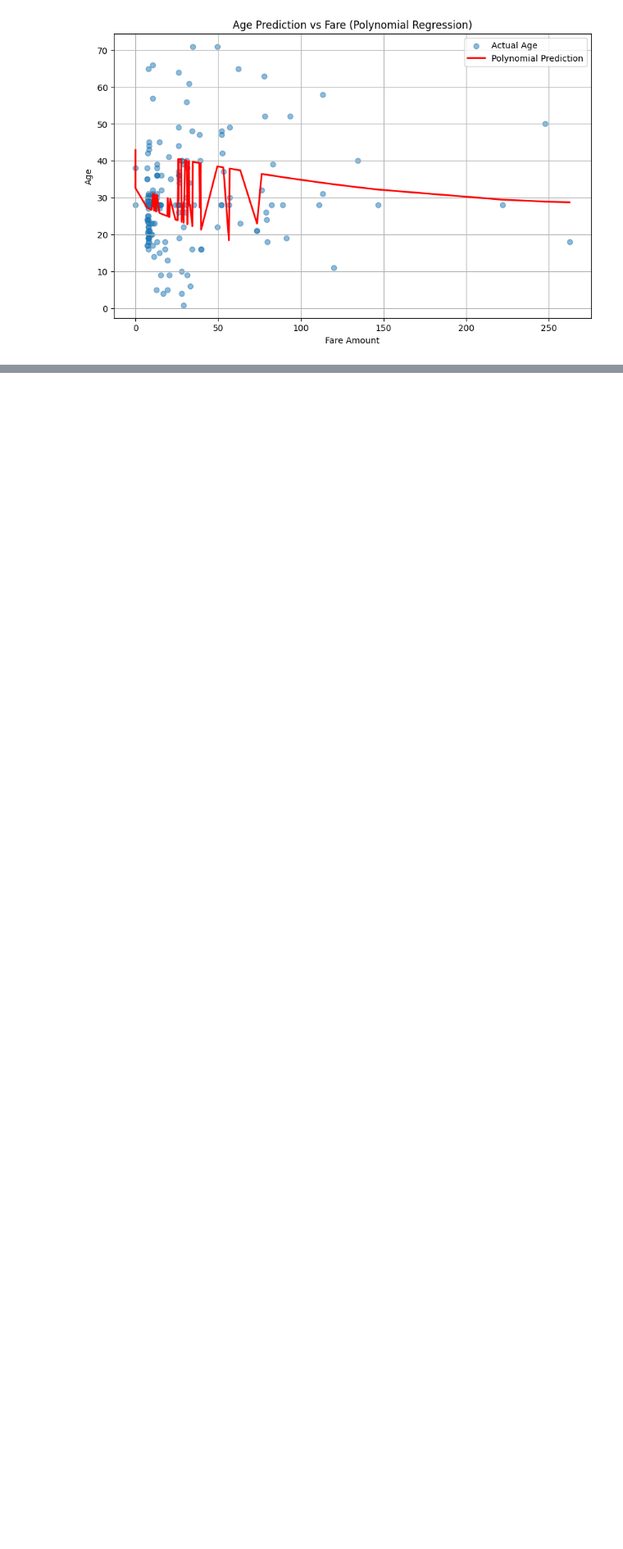
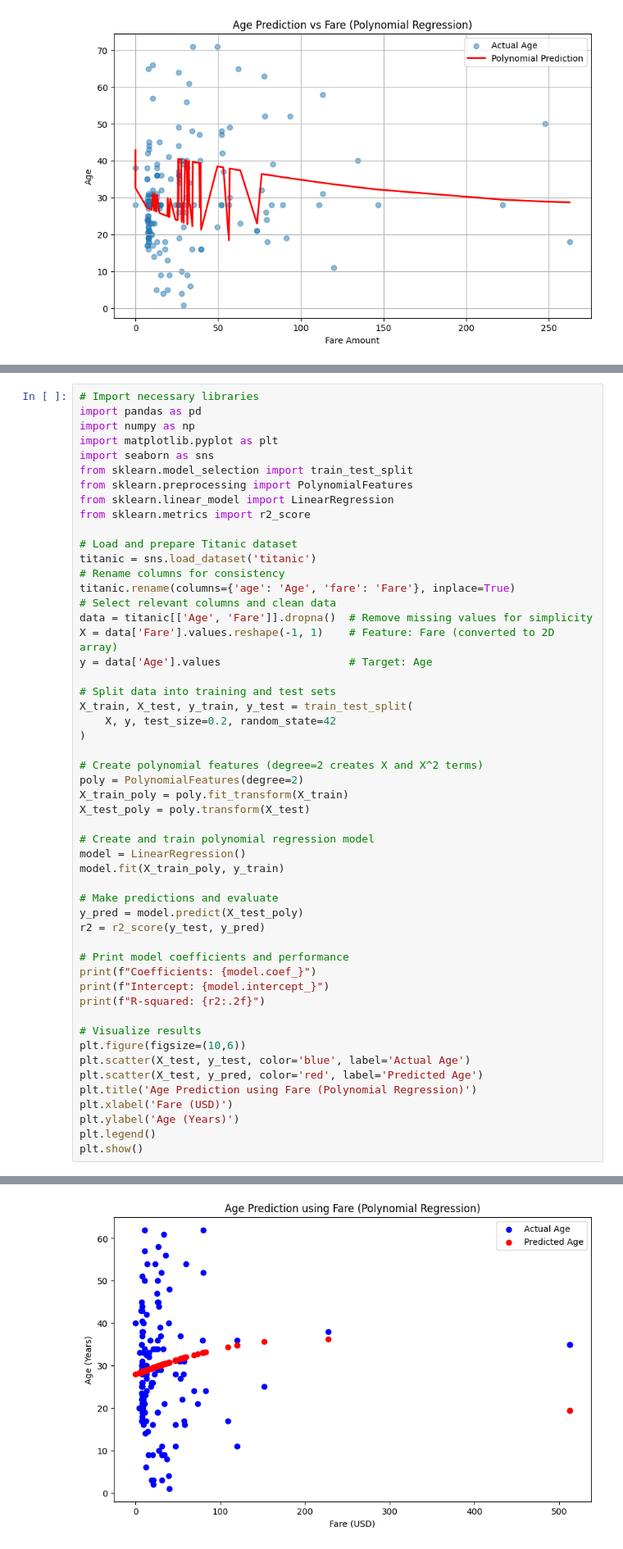
Before and after one commit to zainab0077/Six-months-of-AI-and-Data-Science-Mentorship-Program, a Jupyter notebook: 08_machine_learning/10a_polynomial_regression.ipynb, the cells around one changed output, grey strips where cells are left out. Shown at 82% size. Saved outputs shown, nothing was run; the diff lists cells and outputs as text; blank space fills up the shorter version.

```diff
--- a/08_machine_learning/10a_polynomial_regression.ipynb
+++ b/08_machine_learning/10a_polynomial_regression.ipynb
@@ -184,0 +187,53 @@ plt.show()
+# %%
+# Import necessary libraries
+import pandas as pd
+import numpy as np
+import matplotlib.pyplot as plt
+import seaborn as sns
+from sklearn.model_selection import train_test_split
+from sklearn.preprocessing import PolynomialFeatures
+from sklearn.linear_model import LinearRegression
+from sklearn.metrics import r2_score
+
+# Load and prepare Titanic dataset
+titanic = sns.load_dataset('titanic')
+# Rename columns for consistency
+titanic.rename(columns={'age': 'Age', 'fare': 'Fare'}, inplace=True)
+# Select relevant columns and clean data
+data = titanic[['Age', 'Fare']].dropna()  # Remove missing values for simplicity
+X = data['Fare'].values.reshape(-1, 1)    # Feature: Fare (converted to 2D array)
+y = data['Age'].values                    # Target: Age
+
+# Split data into training and test sets
+X_train, X_test, y_train, y_test = train_test_split(
+    X, y, test_size=0.2, random_state=42
+)
+
+# Create polynomial features (degree=2 creates X and X^2 terms)
+poly = PolynomialFeatures(degree=2)
+X_train_poly = poly.fit_transform(X_train)
+X_test_poly = poly.transform(X_test)
+
+# Create and train polynomial regression model
+model = LinearRegression()
+model.fit(X_train_poly, y_train)
+
+# Make predictions and evaluate
+y_pred = model.predict(X_test_poly)
+r2 = r2_score(y_test, y_pred)
+
+# Print model coefficients and performance
+print(f"Coefficients: {model.coef_}")
+print(f"Intercept: {model.intercept_}")
+print(f"R-squared: {r2:.2f}")
+
+# Visualize results
+plt.figure(figsize=(10,6))
+plt.scatter(X_test, y_test, color='blue', label='Actual Age')
+plt.scatter(X_test, y_pred, color='red', label='Predicted Age')
+plt.title('Age Prediction using Fare (Polynomial Regression)')
+plt.xlabel('Fare (USD)')
+plt.ylabel('Age (Years)')
+plt.legend()
+plt.show()
+# %% [output]
@@ -184,0 +243 @@ plt.show()
+[figure, added]
```
Also changed, not shown: parts of 2 cells of this notebook, 1 other file.
